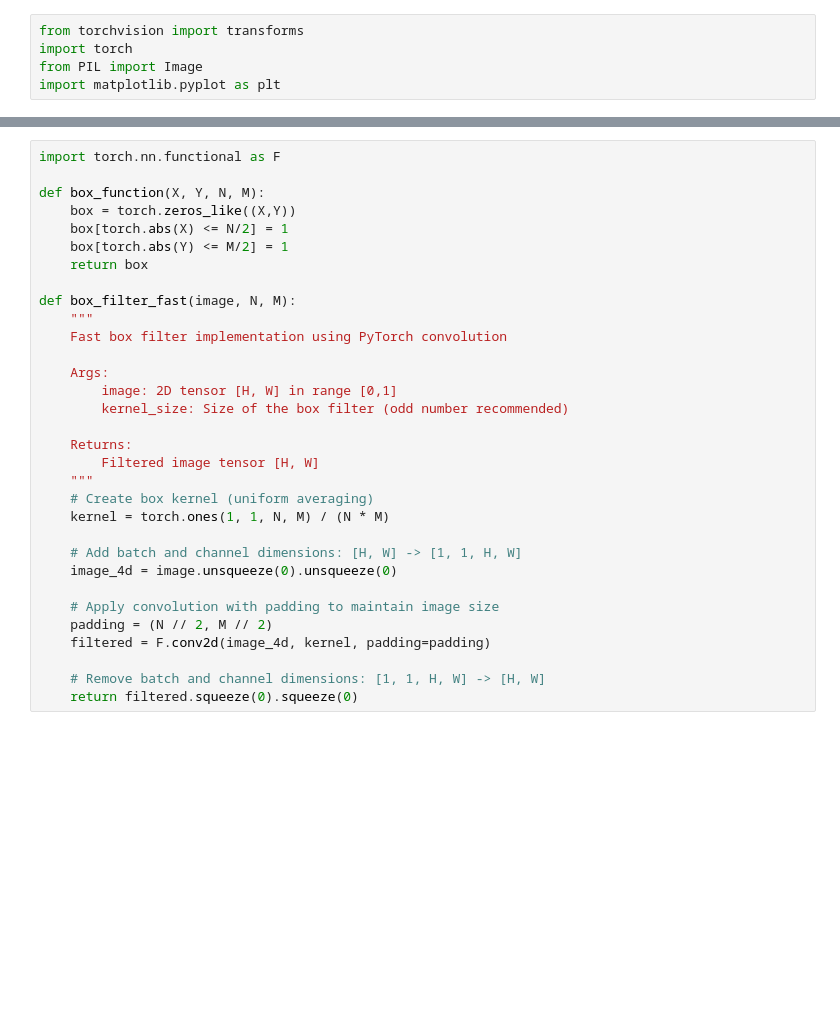
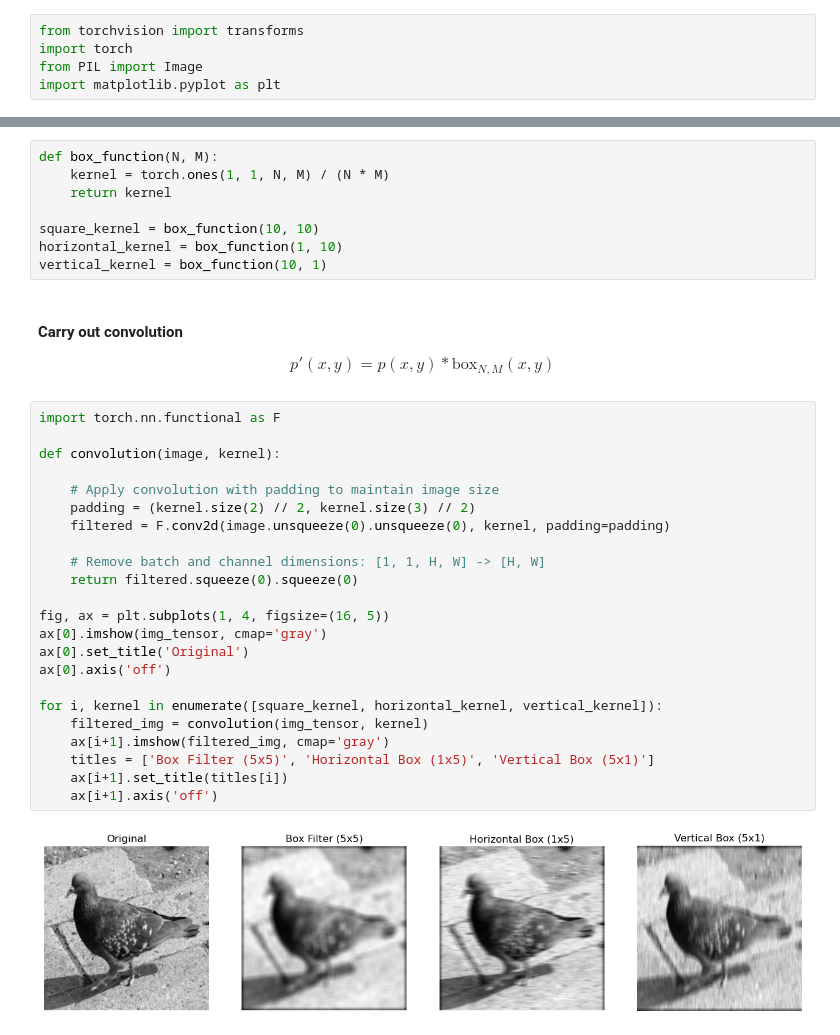
Before and after one commit to MalachiHibbins/Deconvolution-By-Machine-Learning, a Jupyter notebook: LabBook/Week 2/2ImageDebluring.ipynb, the cells around one changed output, grey strips where cells are left out. Cells and saved outputs as stored; diff of their text form; blank space fills up the shorter version.

```diff
--- a/LabBook/Week 2/2ImageDebluring.ipynb
+++ b/LabBook/Week 2/2ImageDebluring.ipynb
@@ -115,32 +160,36 @@ $$p'_{x,y} = \frac{\sum^{\text{all}}_{x,y} \text{box}_{N,M}(n,m) p_{x,y}}{\sum^{
+# %%
+def box_function(N, M):
+    kernel = torch.ones(1, 1, N, M) / (N * M)
+    return kernel
+
+square_kernel = box_function(10, 10)
+horizontal_kernel = box_function(1, 10)
+vertical_kernel = box_function(10, 1)
+# %% [markdown]
+#### Carry out convolution
+$$p'(x,y) = p(x,y) * \text{box}_{N,M}(x,y)$$
 # %%
 import torch.nn.functional as F
 
-def box_function(X, Y, N, M):
-    box = torch.zeros_like((X,Y))
-    box[torch.abs(X) <= N/2] = 1
-    box[torch.abs(Y) <= M/2] = 1
-    return box
-
-def box_filter_fast(image, N, M):
-    """
-    Fast box filter implementation using PyTorch convolution
-
-    Args:
-        image: 2D tensor [H, W] in range [0,1]
-        kernel_size: Size of the box filter (odd number recommended)
-
-    Returns:
-        Filtered image tensor [H, W]
-    """
-    # Create box kernel (uniform averaging)
-    kernel = torch.ones(1, 1, N, M) / (N * M)
-
-    # Add batch and channel dimensions: [H, W] -> [1, 1, H, W]
-    image_4d = image.unsqueeze(0).unsqueeze(0)
+def convolution(image, kernel):
 
     # Apply convolution with padding to maintain image size
-    padding = (N // 2, M // 2)
-    filtered = F.conv2d(image_4d, kernel, padding=padding)
+    padding = (kernel.size(2) // 2, kernel.size(3) // 2)
+    filtered = F.conv2d(image.unsqueeze(0).unsqueeze(0), kernel, padding=padding)
 
     # Remove batch and channel dimensions: [1, 1, H, W] -> [H, W]
     return filtered.squeeze(0).squeeze(0)
+
+fig, ax = plt.subplots(1, 4, figsize=(16, 5))
+ax[0].imshow(img_tensor, cmap='gray')
+ax[0].set_title('Original')
+ax[0].axis('off')
+
+for i, kernel in enumerate([square_kernel, horizontal_kernel, vertical_kernel]):
+    filtered_img = convolution(img_tensor, kernel)
+    ax[i+1].imshow(filtered_img, cmap='gray')
+    titles = ['Box Filter (5x5)', 'Horizontal Box (1x5)', 'Vertical Box (5x1)']
+    ax[i+1].set_title(titles[i])
+    ax[i+1].axis('off')
+# %% [output]
+[figure, added]
```
Also changed, not shown: parts of 16 cells of this notebook.
